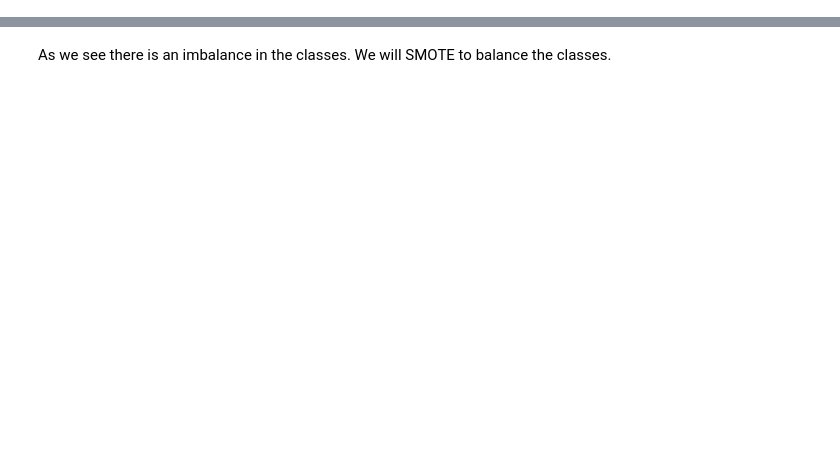
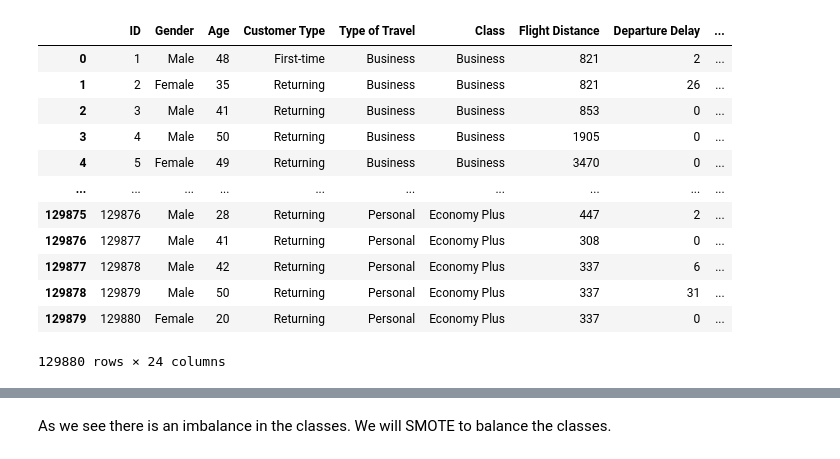
Before and after one commit to seblessa/XAI, a Jupyter notebook: notebook.ipynb, the cells around one changed output, grey strips where cells are left out. Drawn from its saved outputs; the diff is of its cells as text; code cells hidden in the pictures; blank space fills up the shorter version.

```diff
--- a/notebook.ipynb
+++ b/notebook.ipynb
@@ -3,3 +3,21 @@ from sklearn.ensemble import RandomForestClassifier
 from sklearn.tree import DecisionTreeClassifier
 import pandas as pd
 import utils
+# %%
+dataset_path = "data/airline_passenger_satisfaction.csv"
+df = pd.read_csv(dataset_path)
+df
+# %% [output]
+|  | ID | Gender | Age | Customer Type | Type of Travel | Class | Flight Distance | Departure Delay | ... |
+| 0 | 1 | Male | 48 | First-time | Business | Business | 821 | 2 | ... |
+| 1 | 2 | Female | 35 | Returning | Business | Business | 821 | 26 | ... |
+| 2 | 3 | Male | 41 | Returning | Business | Business | 853 | 0 | ... |
+| 3 | 4 | Male | 50 | Returning | Business | Business | 1905 | 0 | ... |
+| 4 | 5 | Female | 49 | Returning | Business | Business | 3470 | 0 | ... |
+| ... | ... | ... | ... | ... | ... | ... | ... | ... | ... |
+| 129875 | 129876 | Male | 28 | Returning | Personal | Economy Plus | 447 | 2 | ... |
+| 129876 | 129877 | Male | 41 | Returning | Personal | Economy Plus | 308 | 0 | ... |
+| 129877 | 129878 | Male | 42 | Returning | Personal | Economy Plus | 337 | 6 | ... |
+| 129878 | 129879 | Male | 50 | Returning | Personal | Economy Plus | 337 | 31 | ... |
+| 129879 | 129880 | Female | 20 | Returning | Personal | Economy Plus | 337 | 0 | ... |
+129880 rows × 24 columns
```
Also changed, not shown: parts of 10 cells of this notebook, 1 other file.
